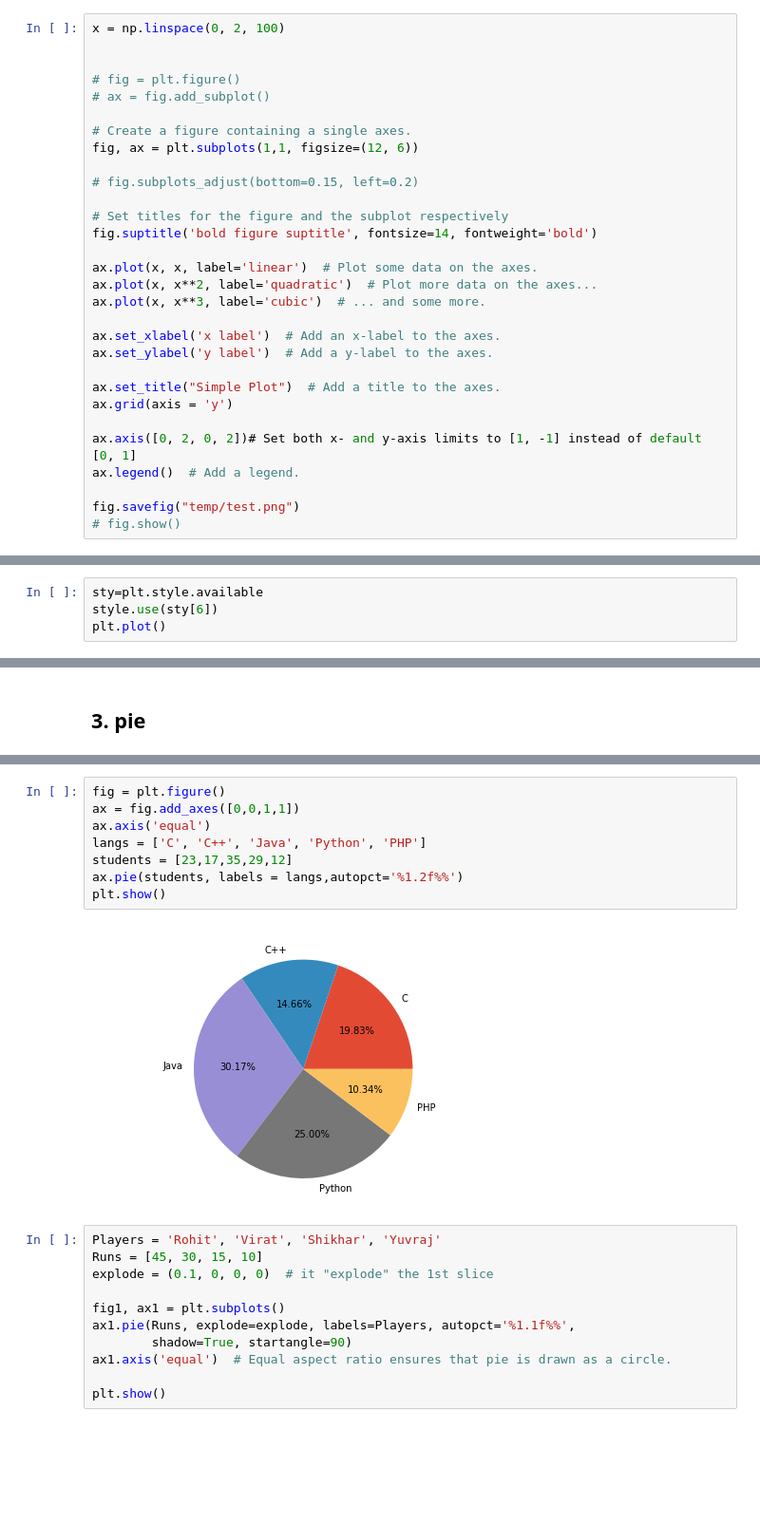
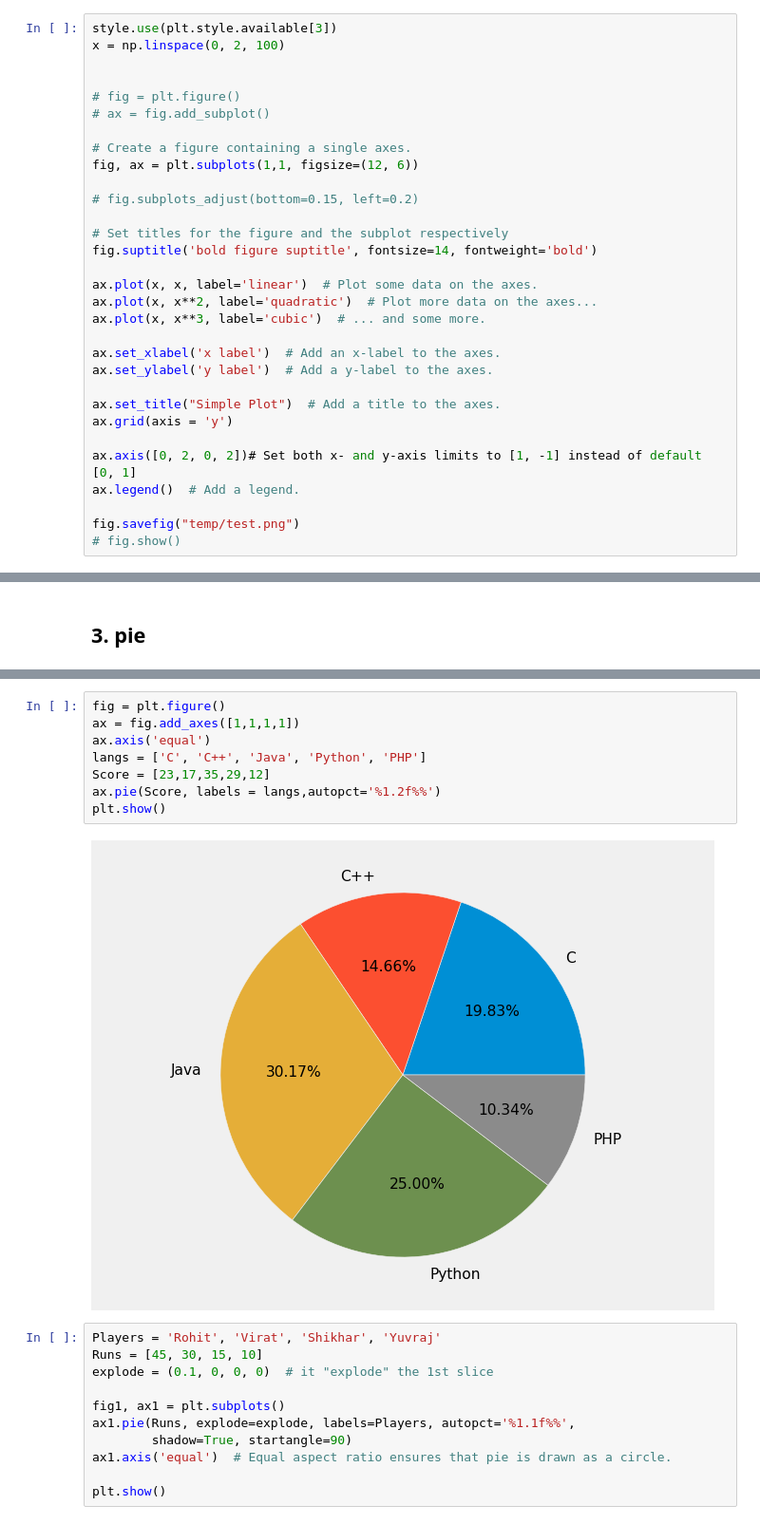
Before and after one commit to KSunnySinghRajput/Ai, a Jupyter notebook: 1.DataScience/3.a.Matplotlib-Intro.ipynb, the cells around one changed output, grey strips where cells are left out. Shown at 95% size. Saved outputs shown, nothing was run; the diff lists cells and outputs as text; blank space fills up the shorter version.

```diff
--- a/1.DataScience/3.a.Matplotlib-Intro.ipynb
+++ b/1.DataScience/3.a.Matplotlib-Intro.ipynb
@@ -89,6 +91,7 @@ plt.show()
 # %% [markdown]
 **OOP API**
 # %%
+style.use(plt.style.available[3])
 x = np.linspace(0, 2, 100)
 
 
@@ -152,4 +179,0 @@ plt.show()
-# %%
-sty=plt.style.available
-style.use(sty[6])
-plt.plot()
@@ -540,13 +632,13 @@ Text(0.5, 1.0, '2019 Olympics Top Scorers')
 # %%
 fig = plt.figure()
-ax = fig.add_axes([0,0,1,1])
+ax = fig.add_axes([1,1,1,1])
 ax.axis('equal')
 langs = ['C', 'C++', 'Java', 'Python', 'PHP']
-students = [23,17,35,29,12]
-ax.pie(students, labels = langs,autopct='%1.2f%%')
+Score = [23,17,35,29,12]
+ax.pie(Score, labels = langs,autopct='%1.2f%%')
 plt.show()
 # %% [output]
-[figure, old version]
+[figure, new version]
 # %%
 Players = 'Rohit', 'Virat', 'Shikhar', 'Yuvraj'
 Runs = [45, 30, 15, 10]
```
Also changed, not shown: parts of 26 cells of this notebook, 14 other files.
